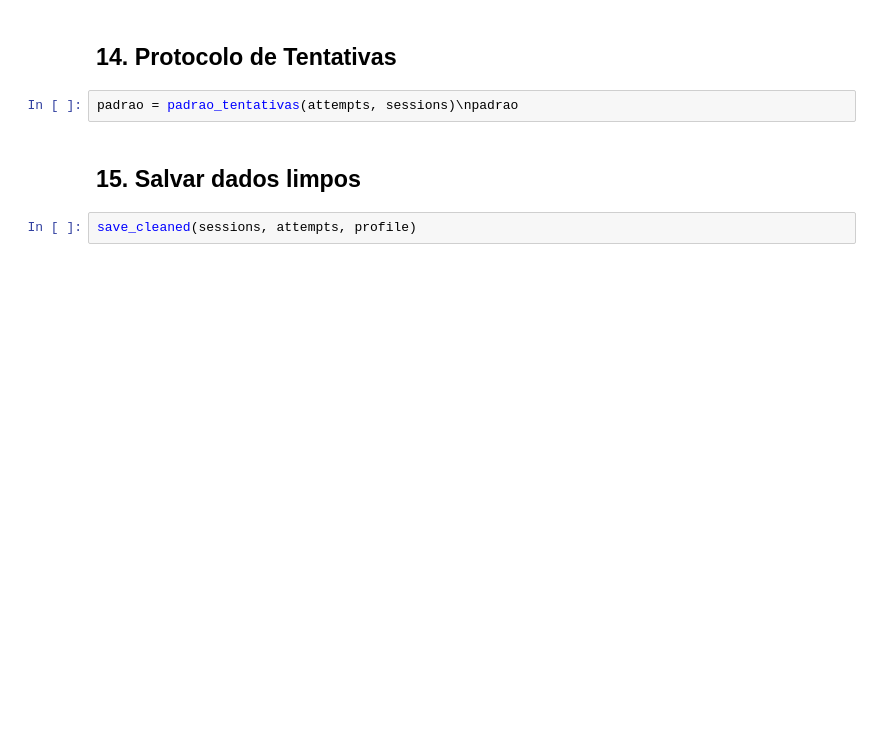
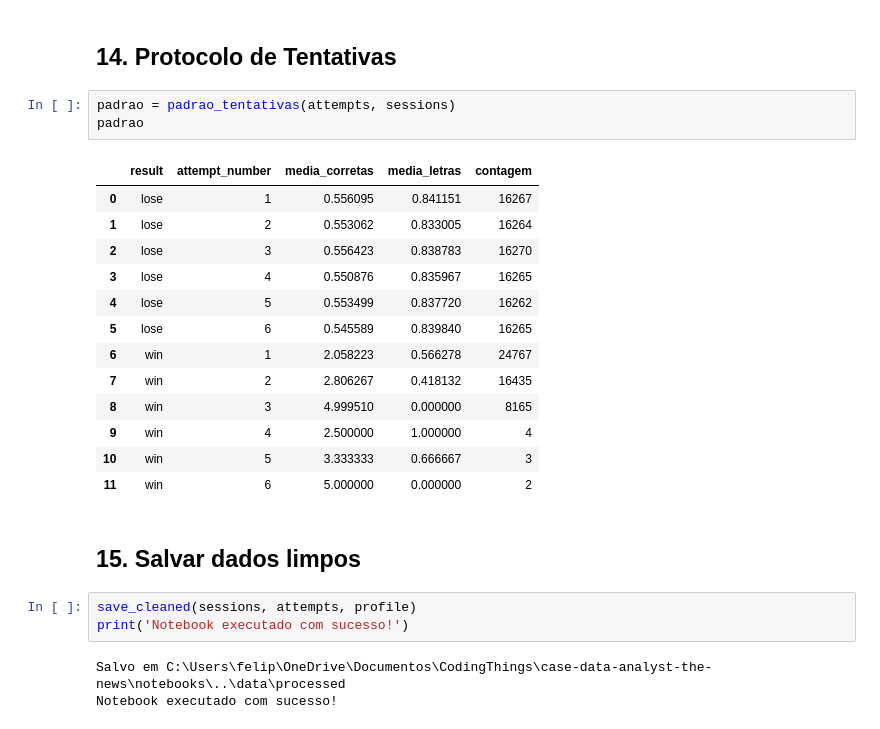
Before and after one commit to felipemchdev/case-data-analyst-the-news, a Jupyter notebook: notebooks/exploration.ipynb, the cells around one changed output. Cells and saved outputs as stored; diff of their text form; blank space fills up the shorter version.

```diff
--- a/notebooks/exploration.ipynb
+++ b/notebooks/exploration.ipynb
@@ -97,8 +429,27 @@ grafico_ranking(ranking_features_d1, 'O que mais se associa com jogar no dia seg
 # %% [markdown]
 ## 14. Protocolo de Tentativas
 # %%
-padrao = padrao_tentativas(attempts, sessions)\npadrao
+padrao = padrao_tentativas(attempts, sessions)
+padrao
+# %% [output]
+|  | result | attempt_number | media_corretas | media_letras | contagem |
+| 0 | lose | 1 | 0.556095 | 0.841151 | 16267 |
+| 1 | lose | 2 | 0.553062 | 0.833005 | 16264 |
+| 2 | lose | 3 | 0.556423 | 0.838783 | 16270 |
+| 3 | lose | 4 | 0.550876 | 0.835967 | 16265 |
+| 4 | lose | 5 | 0.553499 | 0.837720 | 16262 |
+| 5 | lose | 6 | 0.545589 | 0.839840 | 16265 |
+| 6 | win | 1 | 2.058223 | 0.566278 | 24767 |
+| 7 | win | 2 | 2.806267 | 0.418132 | 16435 |
+| 8 | win | 3 | 4.999510 | 0.000000 | 8165 |
+| 9 | win | 4 | 2.500000 | 1.000000 | 4 |
+| 10 | win | 5 | 3.333333 | 0.666667 | 3 |
+| 11 | win | 6 | 5.000000 | 0.000000 | 2 |
 # %% [markdown]
 ## 15. Salvar dados limpos
 # %%
 save_cleaned(sessions, attempts, profile)
+print('Notebook executado com sucesso!')
+# %% [output]
+Salvo em C:\Users\felip\OneDrive\Documentos\CodingThings\case-data-analyst-the-news\notebooks\..\data\processed
+Notebook executado com sucesso!
```
Also changed, not shown: parts of 40 cells of this notebook.
